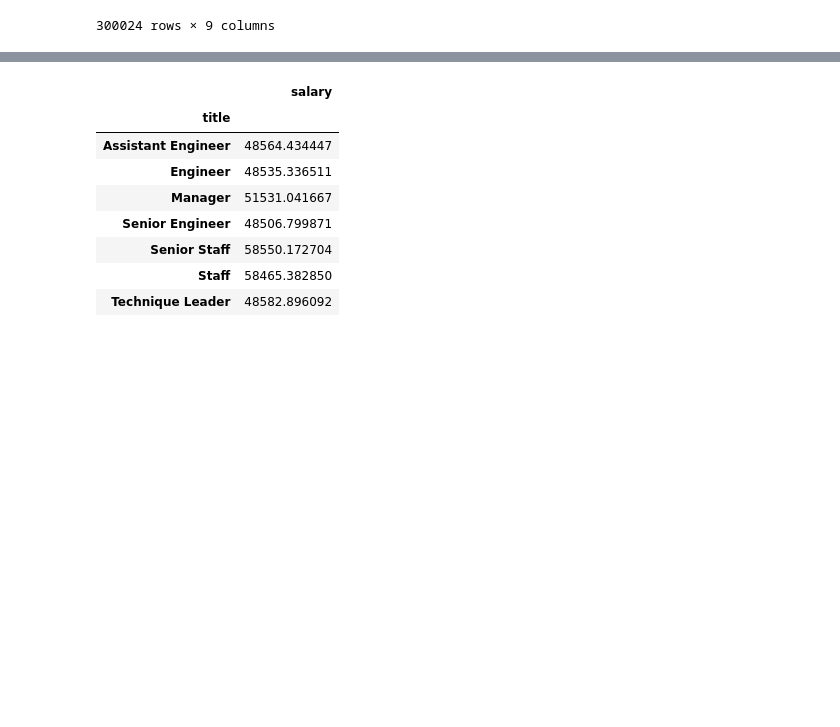
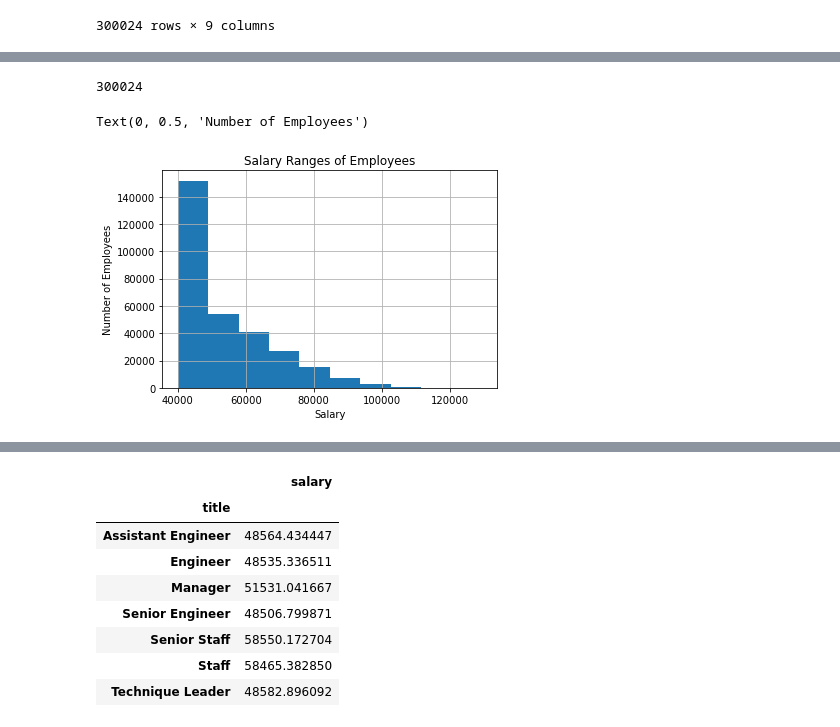
Before and after one commit to cspence001/employee_query_sql, a Jupyter notebook: SQL_engine.ipynb, the cells around one changed output, grey strips where cells are left out. Saved outputs shown, nothing was run; the diff lists cells and outputs as text; code cells hidden in the pictures; blank space fills up the shorter version.

```diff
--- a/SQL_engine.ipynb
+++ b/SQL_engine.ipynb
@@ -120,3 +100,16 @@ ValueError: If using all scalar values, you must pass an index
+# %%
+emp_count = salary_df['emp_no'].count()
+print(emp_count)
+# %% [output]
+300024
+# %%
+salary_df['salary'].hist()
+plt.title('Salary Ranges of Employees')
+plt.xlabel('Salary')
+plt.ylabel('Number of Employees')
+# %% [output]
+Text(0, 0.5, 'Number of Employees')
+[figure, added]
 # %%
 #grouping for bar chart of average salary by title
 salary_title = salary_df.groupby(["title"])
```
Also changed, not shown: parts of 5 cells of this notebook.
